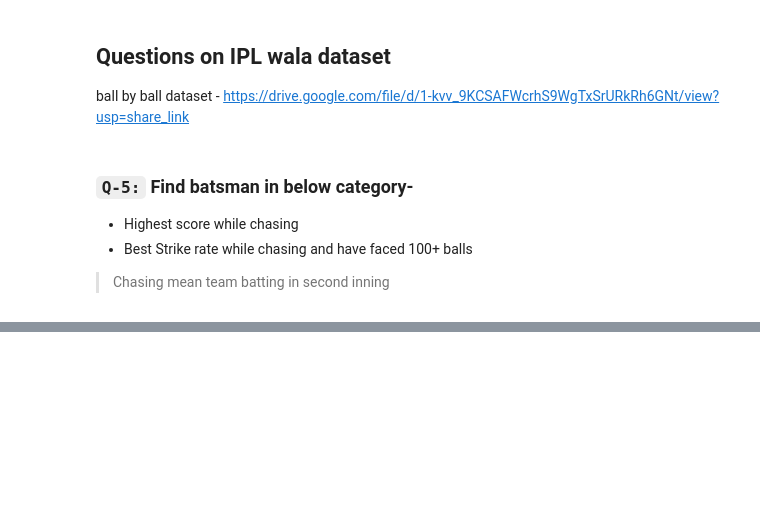
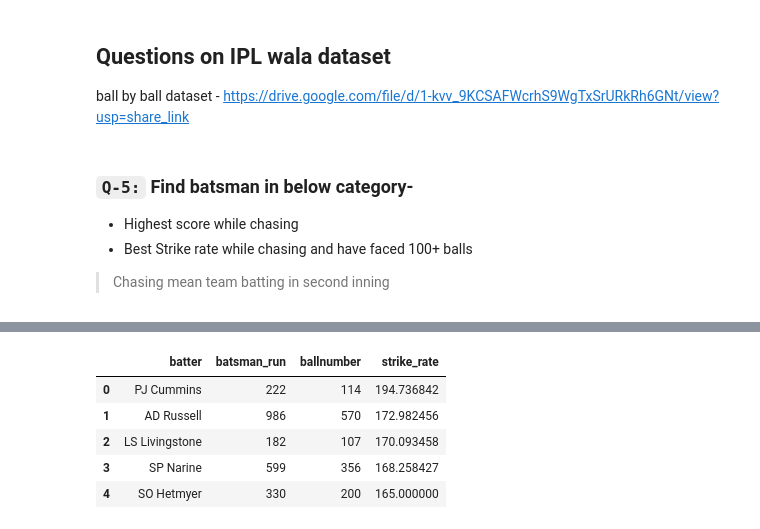
Before and after one commit to khadar786/CampusX, a Jupyter notebook: Tasks/Task 19.ipynb, the cells around one changed output, grey strips where cells are left out. Drawn from its saved outputs; the diff is of its cells as text; code cells hidden in the pictures; blank space fills up the shorter version.

```diff
--- a/Tasks/Task 19.ipynb
+++ b/Tasks/Task 19.ipynb
@@ -180,3 +180,7 @@ balls.head()
 | 2 | 1312200 | 1 | 0 | 3 | JC Buttler | Mohammed Shami | YBK Jaiswal | NaN | 1 | ... |
 | 3 | 1312200 | 1 | 0 | 4 | YBK Jaiswal | Mohammed Shami | JC Buttler | NaN | 0 | ... |
 | 4 | 1312200 | 1 | 0 | 5 | YBK Jaiswal | Mohammed Shami | JC Buttler | NaN | 0 | ... |
+# %%
+df=balls[balls.innings==2]
+#1
+df.groupby(["ID","batter"]).sum().sort_values('batsman_run',ascending=False)['batsman_run'].head()
@@ -182,0 +195,18 @@ balls.head()
+# %%
+#2
+temp_df=df[~(df.extra_type=='wides')]
+temp_df=temp_df.groupby('batter').agg({
+    'batsman_run':'sum',
+    'ballnumber':'count'
+})
+
+
+temp_df['strike_rate']=(temp_df['batsman_run']/temp_df['ballnumber'])*100
+temp_df[temp_df['ballnumber']>=100].sort_values('strike_rate',ascending=False).reset_index().head()
+# %% [output]
+|  | batter | batsman_run | ballnumber | strike_rate |
+| 0 | PJ Cummins | 222 | 114 | 194.736842 |
+| 1 | AD Russell | 986 | 570 | 172.982456 |
+| 2 | LS Livingstone | 182 | 107 | 170.093458 |
+| 3 | SP Narine | 599 | 356 | 168.258427 |
+| 4 | SO Hetmyer | 330 | 200 | 165.000000 |
```
Also changed, not shown: parts of 7 cells of this notebook, 9 other files.
